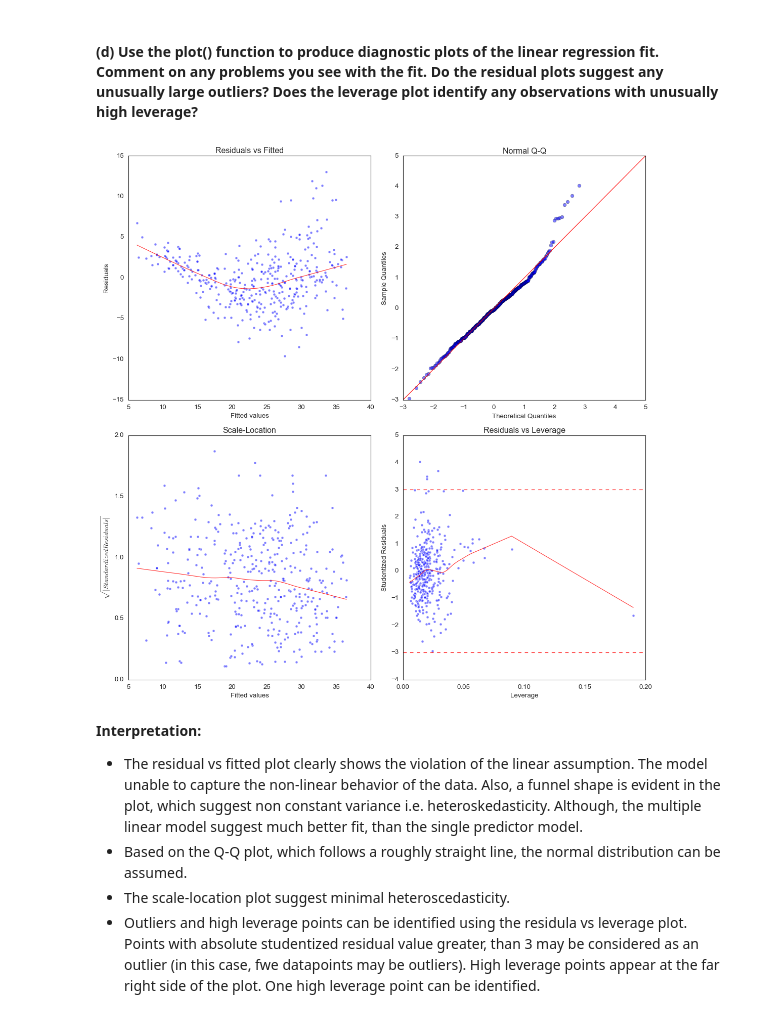
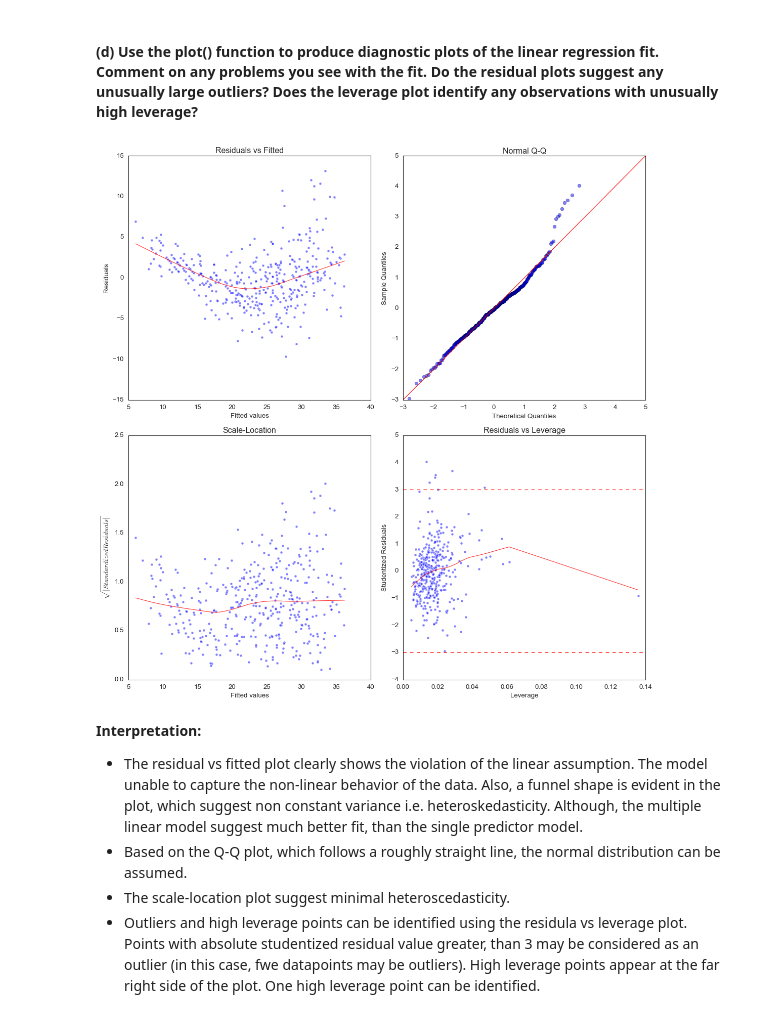
Before and after one commit to balintalfoldy/ISLR_python_AB, a Jupyter notebook: Notebooks/ch3_linear_regression_applied.ipynb, the cells around one changed output. Cells and saved outputs as stored; diff of their text form; code cells hidden in the pictures.

```diff
--- a/Notebooks/ch3_linear_regression_applied.ipynb
+++ b/Notebooks/ch3_linear_regression_applied.ipynb
@@ -347,7 +343,0 @@ vif
-# %%
-X1_ml = Auto.drop(['mpg', 'name'], axis=1)
-Y_ml = Auto['mpg']
-X_ml = sm.add_constant(X1_ml)
-
-results_ml = sm.OLS(Y_ml, X_ml).fit()
-results_ml.summary()
@@ -381,0 +344,9 @@ strong multicollinearity or other numerical problems.
+# %%
+# Fitting the model without the displacement parameter
+Y = Auto['mpg']
+# Adding the origin variable ad a constant
+X1['origin'] = Auto['origin']
+X = sm.add_constant(X1)
+
+results_ml = sm.OLS(Y, X).fit()
+results_ml.summary()
@@ -449,58 +397,10 @@ model_norm_residuals_abs_sqrt_ml = np.sqrt(np.abs(studentized_residuals))
 model_leverage_ml = results_ml.get_influence().hat_matrix_diag
 # cook's distance, from statsmodels internals
 model_cooks_ml = results_ml.get_influence().cooks_distance[0]
-# %%
-fig, ((ax1, ax2), (ax3, ax4)) = plt.subplots(nrows=2, ncols=2, sharex=False, sharey=False, figsize=(14, 14))
-
-# Residual vs Fitted
-sns.regplot(fitted_values_ml, residuals_ml,
-            scatter=False,
-            ci=False,
-            lowess=True,
-            line_kws={'color': 'red', 'lw': 1, 'alpha': 0.8}, ax=ax1);
-
-ax1.scatter(fitted_values_ml, residuals_ml, alpha=0.5);
-ax1.set_title('Residuals vs Fitted')
-ax1.set_xlabel('Fitted values')
-ax1.set_ylabel('Residuals');
-
-# Q-Q plot
-QQ = ProbPlot(studentized_residuals_ml)
-QQ.qqplot(line='45', alpha=0.5, color='blue', lw=1, ax=ax2)
-ax2.set_title('Normal Q-Q')
-ax2.set_xlabel('Theoretical Quantiles')
-ax2.set_ylabel('Sample Quantiles');
-
-# Scale-location
-sns.regplot(fitted_values_ml, model_norm_residuals_abs_sqrt_ml,
-            scatter=False,
-            ci=False,
-            lowess=True,
-            line_kws={'color': 'red', 'lw': 1, 'alpha': 0.8}, ax=ax3);
-ax3.scatter(fitted_values_ml, model_norm_residuals_abs_sqrt_ml, alpha=0.5);
-ax3.set_title('Scale-Location')
-ax3.set_xlabel('Fitted values')
-ax3.set_ylabel('$\sqrt{|Standardized Residuals|}$');
-
-# Residuals vs Leverage
-sns.regplot(model_leverage_ml, studentized_residuals_ml,
-            scatter=False,
-            ci=False,
-            lowess=True,
-            line_kws={'color': 'red', 'lw': 1, 'alpha': 0.8}, ax=ax4);
-
-ax4.scatter(model_leverage_ml, studentized_residuals_ml, alpha=0.5);
-ax4.axhline(y=3, color='red', linestyle='--')
-ax4.axhline(y=-3, color='red', linestyle='--')
-ax4.set_title('Residuals vs Leverage')
-ax4.set_xlabel('Leverage')
-ax4.set_ylabel('Studentized Residuals');
-
-
-fig.tight_layout()
-plt.show()
-# %% [output]
-[figure, removed]
+# %%
+diagnostic_plots(results_ml)
+# %% [output]
+[figure, added]
 # %% [markdown]
 **Interpretation:**
 
```
Also changed, not shown: parts of 39 cells of this notebook.
